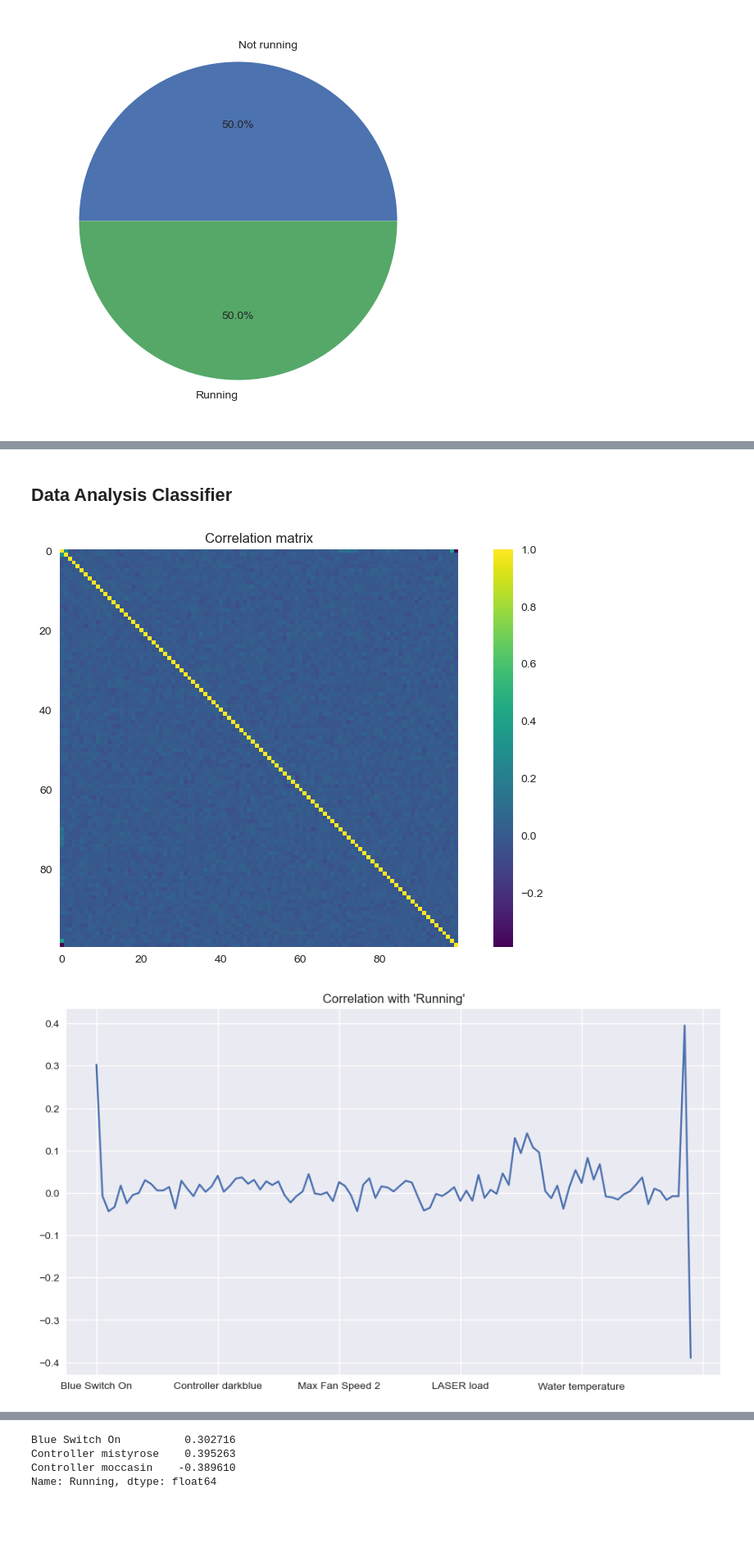
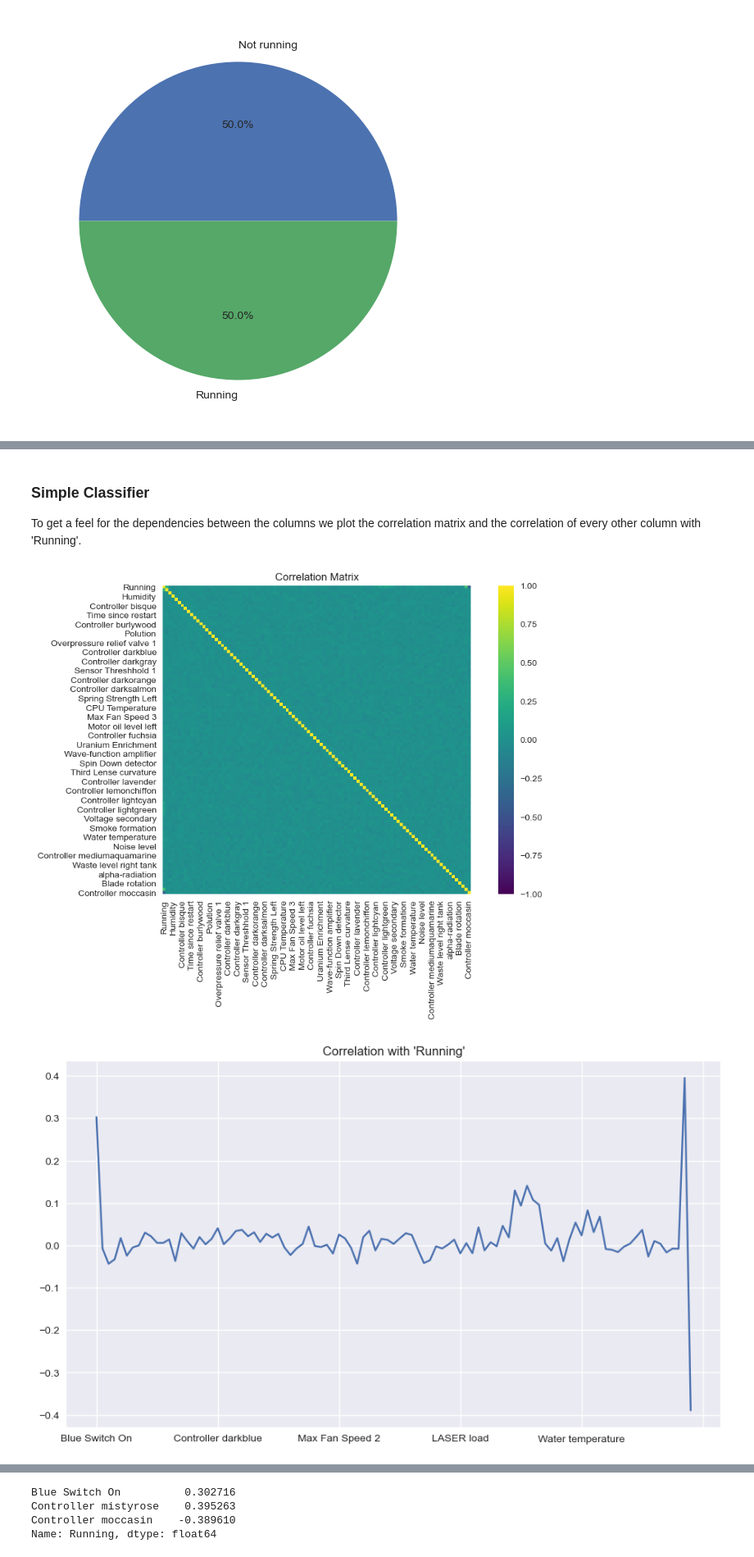
Before and after one commit to maxstollmayer/ML-Challenges, a Jupyter notebook: Challenge-1/Main Notebook.ipynb, the cells around one changed output, grey strips where cells are left out. Shown at 82% size. Cells and saved outputs as stored; diff of their text form; code cells hidden in the pictures; blank space fills up the shorter version.

```diff
--- a/Challenge-1/Main Notebook.ipynb
+++ b/Challenge-1/Main Notebook.ipynb
@@ -76,8 +79,8 @@ plt.show()
 binaryCols = ["Running", "Blue Switch On", "User had coffee", "Controller lightgoldenrodyellow", "Controller lightgray",
               "Controller lightgreen", "Cruise control", "Voltage main", "Voltage secondary", "Counterweight",
               "Second Counterweight", "Smoke formation", "Bending of test plate"]
-nonnegativeCols = ["CPU Temperature", "Time since restart"]
-intervalCols = trainData.columns.difference(binaryCols).difference(nonnegativeCols) # every other column
+nonnegativeCols = ["Time since restart"]
+intervalCols = trainData.columns.difference(binaryCols).difference(nonnegativeCols).difference(["CPU Temperature"])
 
 for col in binaryCols:
     dropIndices = trainData[(trainData[col] != 0) & (trainData[col] != 1)].index
@@ -200,15 +228,14 @@ np.savetxt("oversampled_test_labels.csv", oversampledTestLabels, delimiter=',')
-# %% [markdown]
-## Data Analysis Classifier
+# %% [markdown]
+### Simple Classifier
+To get a feel for the dependencies between the columns we plot the correlation matrix and the correlation of every other column with 'Running'.
 # %%
-plt.imshow(cleanData.corr(), cmap="viridis", aspect="equal")
-plt.colorbar()
-plt.grid(False)
-plt.title("Correlation matrix")
+sn.heatmap(cleanData.corr(), cmap="viridis", square=True, vmin=-1, vmax=1)
+plt.title("Correlation Matrix")
 plt.show()
 
 cleanData.corr()["Running"][1:].plot()
 plt.title("Correlation with 'Running'")
 plt.show()
 # %% [output]
-[figure, old version]
+[figure, new version]
 [figure]
```
Also changed, not shown: parts of 44 cells of this notebook, 8 other files.
